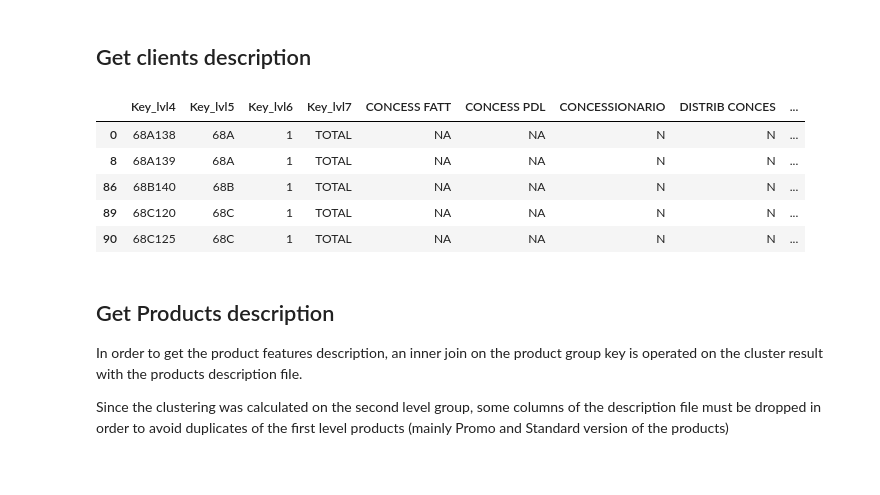
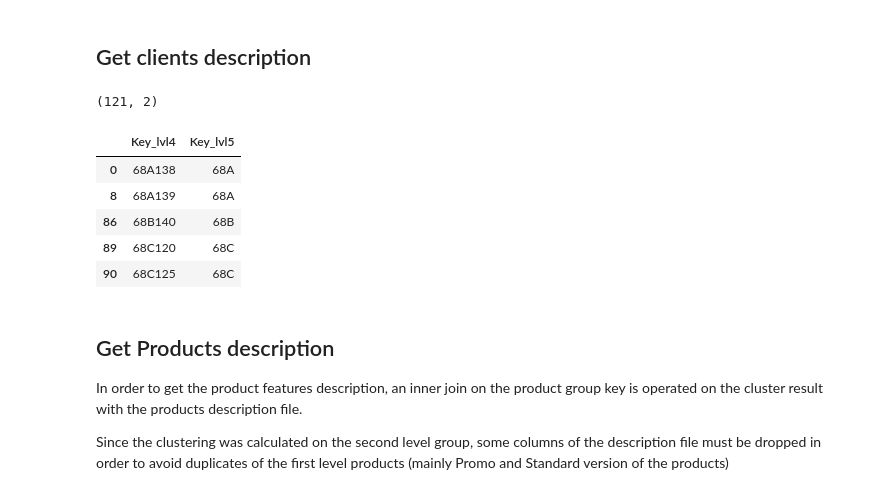
Before and after one commit to imad24/pc_clustering, a Jupyter notebook: notebooks/p2c4/0.4-imad-cluster-analysis.ipynb, the cells around one changed output. Cells and saved outputs as stored; diff of their text form; code cells hidden in the pictures.

```diff
--- a/notebooks/p2c4/0.4-imad-cluster-analysis.ipynb
+++ b/notebooks/p2c4/0.4-imad-cluster-analysis.ipynb
@@ -52,19 +52,24 @@ df_prd_cluster.head()
 # %%
 file_name = "data_client_bnd_ita.csv"
 
-non_unique_features = ["Key_lvl1","Key_lvl2","Key_lvl3","CLIENTE FATT","PTF SPEDIZIONE"]
+non_unique_features = ["Key_lvl1","Key_lvl2","Key_lvl3","CONCESS PDL","CLIENTE FATT","CONCESS FATT","PTF SPEDIZIONE","TYPE_DISTRIB"]
 
-client_df = pd.read_csv(raw_path+file_name, sep=';', encoding='iso8859_2').fillna("NA")\
-                    .drop(non_unique_features,axis=1)\
+unique_features = ["Key_lvl4","Key_lvl5"]
+
+
+client_df = pd.read_csv(raw_path+file_name, sep=';', encoding='iso8859_2').fillna("NA")[unique_features]\
                     .drop_duplicates()
+
+print(client_df.shape)
 client_df.head()
 # %% [output]
+(121, 2)
-|  | Key_lvl4 | Key_lvl5 | Key_lvl6 | Key_lvl7 | CONCESS FATT | CONCESS PDL | CONCESSIONARIO | DISTRIB CONCES | ... |
-| 0 | 68A138 | 68A | 1 | TOTAL | NA | NA | N | N | ... |
-| 8 | 68A139 | 68A | 1 | TOTAL | NA | NA | N | N | ... |
-| 86 | 68B140 | 68B | 1 | TOTAL | NA | NA | N | N | ... |
-| 89 | 68C120 | 68C | 1 | TOTAL | NA | NA | N | N | ... |
-| 90 | 68C125 | 68C | 1 | TOTAL | NA | NA | N | N | ... |
+|  | Key_lvl4 | Key_lvl5 |
+| 0 | 68A138 | 68A |
+| 8 | 68A139 | 68A |
+| 86 | 68B140 | 68B |
+| 89 | 68C120 | 68C |
+| 90 | 68C125 | 68C |
 # %% [markdown]
 ## Get Products description
 In order to get the product features description, an inner join on the product group key is operated on the cluster result with the products description file.
```
Also changed, not shown: parts of 8 cells of this notebook, 6 other files.
